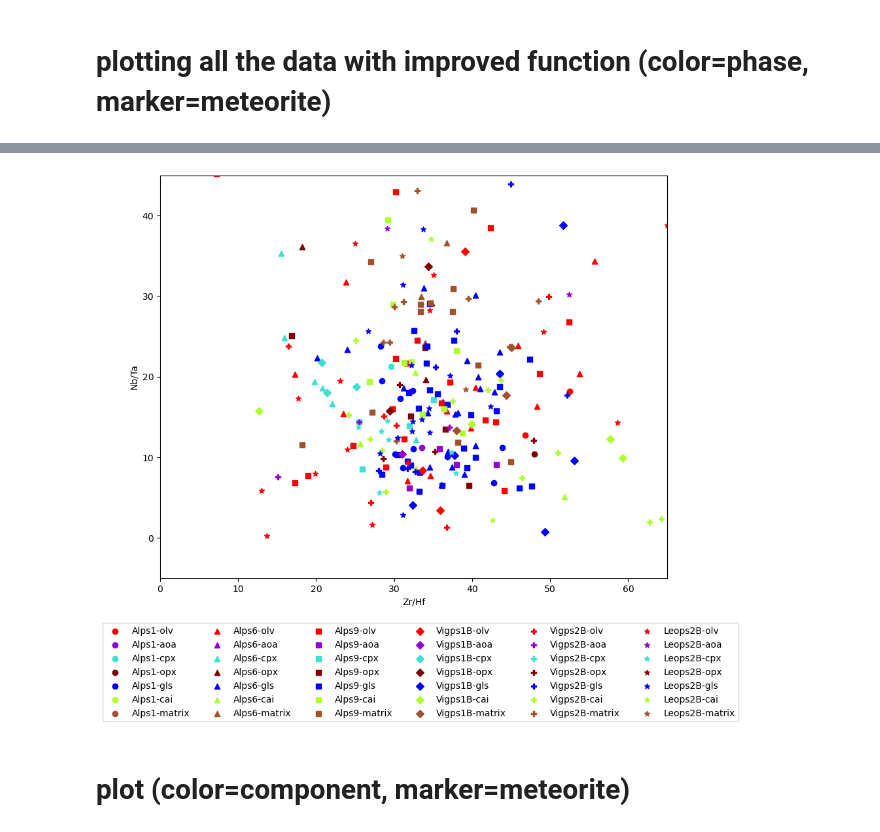
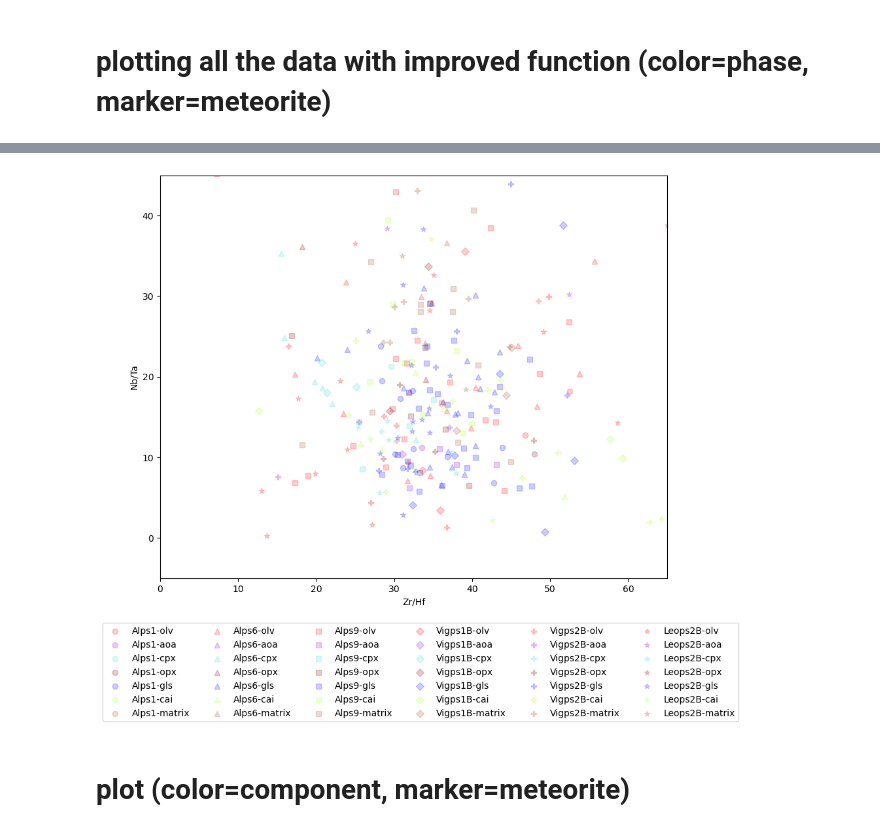
Before and after one commit to JGCAITLIN/HFSE, a Jupyter notebook: prelim_plotting.ipynb, the cells around one changed output, grey strips where cells are left out. Drawn from its saved outputs; the diff is of its cells as text; code cells hidden in the pictures.

```diff
--- a/prelim_plotting.ipynb
+++ b/prelim_plotting.ipynb
@@ -263,8 +257,8 @@ phs_color = ['red', 'darkviolet', 'turquoise', 'maroon', 'blue', 'greenyellow',
 fig, ax = plt.subplots(figsize=(10, 8))
 ax.set_xlabel('Zr/Hf')
 ax.set_ylabel('Nb/Ta')
-ax.set_xlim([0, 150])
-ax.set_ylim([-5, 150])
+ax.set_xlim([-5, 300])
+ax.set_ylim([-5, 300])
 
 #plotting loop
 met_i = 0
@@ -273,11 +267,11 @@ for met in meteorites:
     for phs in phases:
 
         #grabbing data
-        d2019_zrhf = sub_df(data_2019, meteorite=met, phase=[phs], element='Zr/Hf', array='on')
-        d2019_nbta = sub_df(data_2019, meteorite=met, phase=[phs], element='Nb/Ta', array='on')
+        d2019_zrhf = sub_df(data_2019, meteorite=met, phase=phs, element='Zr/Hf', array='on')
+        d2019_nbta = sub_df(data_2019, meteorite=met, phase=phs, element='Nb/Ta', array='on')
 
-        d2022_zrhf = sub_df(data_2022, meteorite=met, phase=[phs], element='Zr/Hf', array='on')
-        d2022_nbta = sub_df(data_2022, meteorite=met, phase=[phs], element='Nb/Ta', array='on')
+        d2022_zrhf = sub_df(data_2022, meteorite=met, phase=phs, element='Zr/Hf', array='on')
+        d2022_nbta = sub_df(data_2022, meteorite=met, phase=phs, element='Nb/Ta', array='on')
 
         #plotting
         ax.scatter(d2019_zrhf, d2019_nbta, color=phs_color[phs_i], marker=met_shape[met_i], label=met+'-'+phs)
@@ -296,40 +290,40 @@ ax.legend(bbox_to_anchor=(1.15, -0.1), ncols=6);
 meteorites = ['Alps1', 'Alps6', 'Alps9', 'Vigps1B', 'Vigps2B', 'Leops2B']
 phases     = ['olv', 'aoa', 'cpx', 'opx', 'gls', 'cai', 'matrix']
 
 #arrays for plotting
 met_shape = ['o', '^', 's', 'D', 'P', '*']
 phs_color = ['red', 'darkviolet', 'turquoise', 'maroon', 'blue', 'greenyellow', 'sienna']
 
 #setting up plot
 fig, ax = plt.subplots(figsize=(10, 8))
 ax.set_xlabel('Zr/Hf')
 ax.set_ylabel('Nb/Ta')
 ax.set_xlim([0, 65])
 ax.set_ylim([-5, 45])
 
 #plotting loop
 met_i = 0
 for met in meteorites:
     phs_i = 0
     for phs in phases:
 
         #grabbing data
-        d2019_zrhf = sub_df(data_2019, meteorite=met, phase=[phs], element='Zr/Hf', array='on')
-        d2019_nbta = sub_df(data_2019, meteorite=met, phase=[phs], element='Nb/Ta', array='on')
+        d2019_zrhf = sub_df(data_2019, meteorite=met, phase=phs, element='Zr/Hf', array='on')
+        d2019_nbta = sub_df(data_2019, meteorite=met, phase=phs, element='Nb/Ta', array='on')
 
-        d2022_zrhf = sub_df(data_2022, meteorite=met, phase=[phs], element='Zr/Hf', array='on')
-        d2022_nbta = sub_df(data_2022, meteorite=met, phase=[phs], element='Nb/Ta', array='on')
+        d2022_zrhf = sub_df(data_2022, meteorite=met, phase=phs, element='Zr/Hf', array='on')
+        d2022_nbta = sub_df(data_2022, meteorite=met, phase=phs, element='Nb/Ta', array='on')
 
         #plotting
-        ax.scatter(d2019_zrhf, d2019_nbta, color=phs_color[phs_i], marker=met_shape[met_i], label=met+'-'+phs)
-        ax.scatter(d2022_zrhf, d2022_nbta, color=phs_color[phs_i], marker=met_shape[met_i])
+        ax.scatter(d2019_zrhf, d2019_nbta, color=phs_color[phs_i], marker=met_shape[met_i], label=met+'-'+phs, alpha=0.2)
+        ax.scatter(d2022_zrhf, d2022_nbta, color=phs_color[phs_i], marker=met_shape[met_i], alpha=0.2)
 
         phs_i+=1
     met_i+=1
 
 ax.legend(bbox_to_anchor=(1.15, -0.1), ncols=6);
 # %% [output]
-[figure, old version]
+[figure, new version]
 # %% [markdown]
 # plot (color=component, marker=meteorite)
 # %%
```
Also changed, not shown: parts of 8 cells of this notebook.
